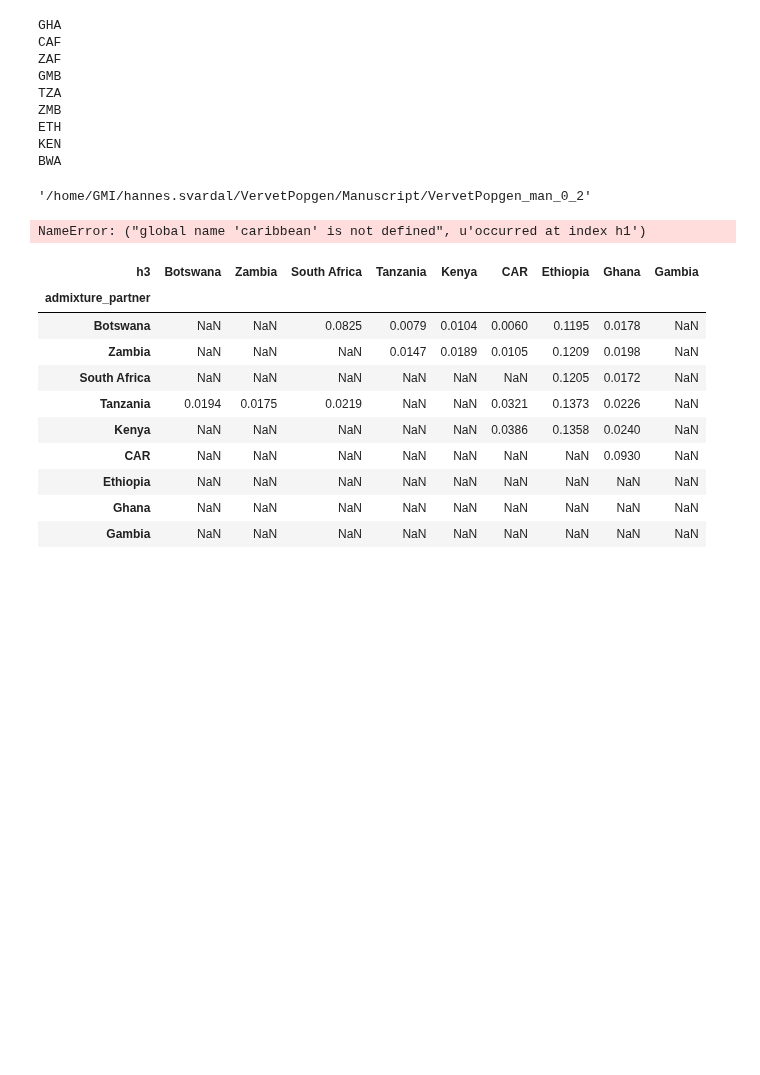
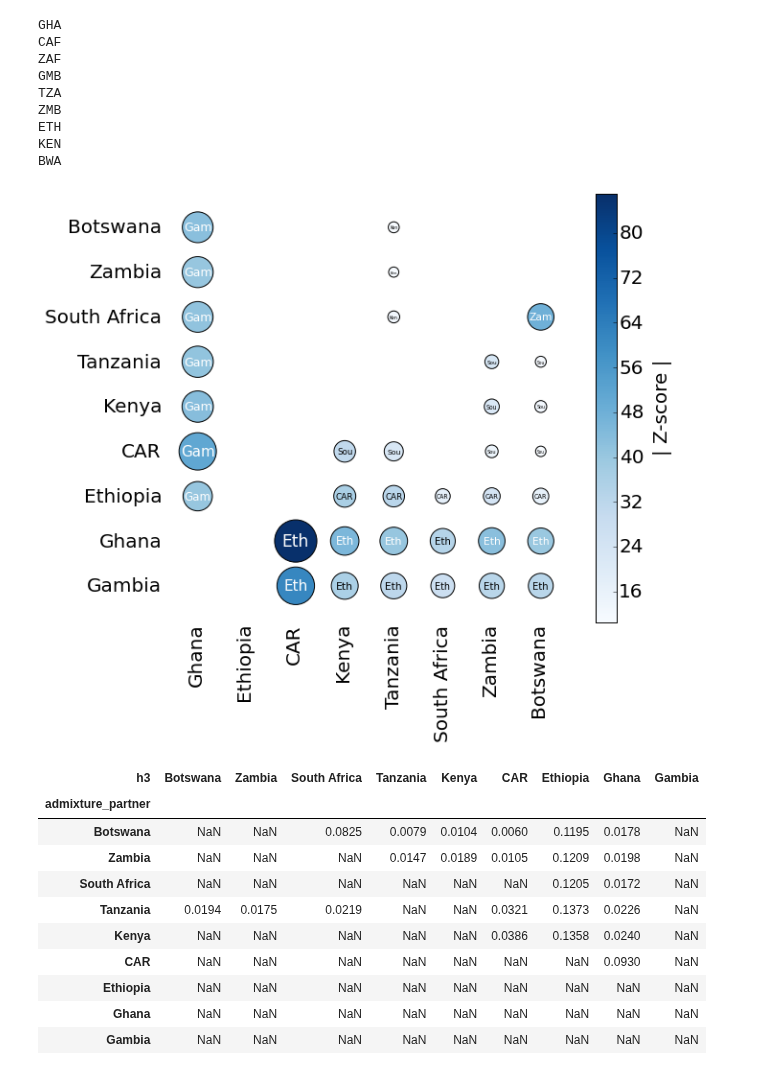
Before and after one commit to peterdfields/hs_vervet, a Jupyter notebook: notebooks/20160330_163_UG_admixtools.ipynb, the cells around one changed output. Cells and saved outputs as stored; diff of their text form; code cells hidden in the pictures; blank space fills up the shorter version.

```diff
--- a/notebooks/20160330_163_UG_admixtools.ipynb
+++ b/notebooks/20160330_163_UG_admixtools.ipynb
@@ -567,7 +573,3 @@ ZMB
 ETH
 KEN
 BWA
-# %%
-manuscript_dir2
-# %% [output]
-'/home/GMI/hannes.svardal/VervetPopgen/Manuscript/VervetPopgen_man_0_2'
@@ -640,6 +647,10 @@ z_scores = []
 sizes = []
 
 
+max_z = z.max().max()
+min_z = z.min().min()
+half_z = (max_z - min_z)/2.
+
 pos = 0
 for x in range(max_control.shape[1]):
     #plot grey stripes x
@@ -654,12 +665,14 @@ for x in range(max_control.shape[1]):
             y_vals.append(y)
             sizes.append(size)
             z_scores.append(z.iloc[y,x])
-        if size > 0.13:
+        if size > 0.01:
             try:
                 text = max_control.iloc[y,x][:3]
                 if text == "Cen":
                     text = "CAR"
-                plt.annotate(text,(x+0.5,y+0.5),horizontalalignment='center', verticalalignment='center',color='w',fontsize=16)
+                plt.annotate(text,(x+0.5,y+0.5),horizontalalignment='center', verticalalignment='center',
+                              color='k' if z.iloc[y,x] < half_z else 'w', fontsize=14*np.sqrt(size/0.13))
+                             #color='w',fontsize=16)
             except TypeError:
                 pass
 
@@ -683,35 +696,35 @@ norm_sizes = np.array(sizes)*10000
 
 bubbles = plt.scatter(np.array(x_vals)+0.5,np.array(y_vals)+0.5,
                       c=z_scores,cmap=jet,norm=cNorm,s=norm_sizes)
 
 cb = plt.colorbar(label="| Z-score |")
 cb.solids.set_rasterized(True)
 cb.ax.yaxis.labelpad = 10
 #bubbles.set_alpha(0.5)
 
 #plt.gca().invert_xaxis()
 #plt.gca().invert_yaxis()
 #plt.scatter(np.nan,np.nan,s=[max(norm_sizes)],label=[str(max(norm_sizes))])
 #plt.scatter(1,1,label="nix")
 #plt.legend(numpoints=1)
 
 #ax.add_patch(
 #    mpl.patches.Rectangle((1, 5),   # (x,y)
 #        3,          # width
 #        1,          # height
 #    color='k',linewidth=1,fill=False))
 
 
 ax.spines['top'].set_visible(False)
 ax.spines['right'].set_visible(False)
 ax.spines['bottom'].set_visible(False)
 ax.spines['left'].set_visible(False)
 ax.tick_params(axis=u'both', which=u'both',length=0)
 
 
-plt.savefig(jn(manuscript_dir2,"images","abba_baba_overview.svg"),bbox_inches='tight',legend=False,transparent=True)
+#plt.savefig(jn(manuscript_dir2,"images","abba_baba_overview.svg"),bbox_inches='tight',legend=False,transparent=True)
 # %% [output]
-NameError: ("global name 'caribbean' is not defined", u'occurred at index h1')
+[figure, added]
 # %%
 0.1946 Ghana CAR
 0.15 CAR Ghana
```
Also changed, not shown: parts of 7 cells of this notebook, 3 other files.
